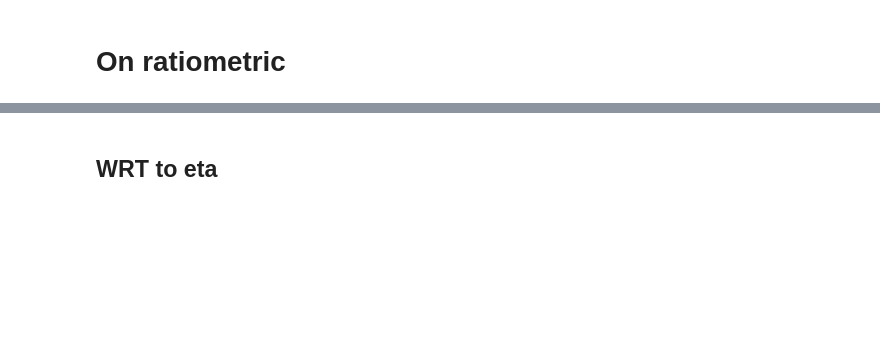
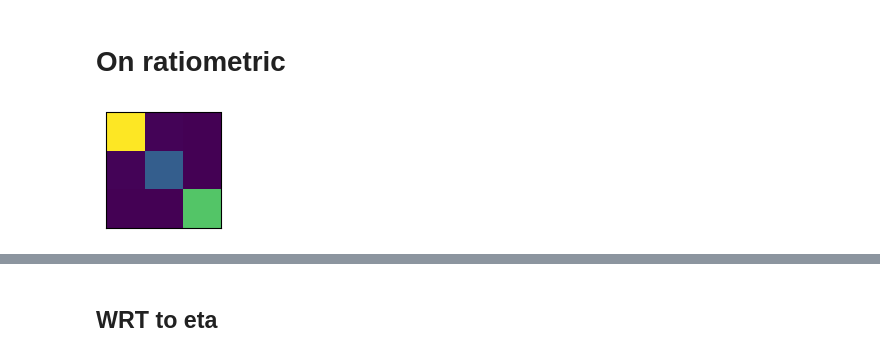
Before and after one commit to aautric/4polarMFM_these, a Jupyter notebook: MFM_fisher.ipynb, the cells around one changed output, grey strips where cells are left out. Cells and saved outputs as stored; diff of their text form; code cells hidden in the pictures; blank space fills up the shorter version.

```diff
--- a/MFM_fisher.ipynb
+++ b/MFM_fisher.ipynb
@@ -123,5 +145,10 @@ F = fisher_ratiometric(M, RHO, ETA, DELTA, N, bck)
 F = torch.mean(F, dim=2)
 # %%
 plt.imshow(F.cpu().detach().numpy(), vmin=0)
+plt.xticks([])
+plt.yticks([])
+plt.show()
+# %% [output]
+[figure, added]
 # %%
 torch.sqrt(torch.inverse(F))*(180/np.pi)
```
Also changed, not shown: parts of 22 cells of this notebook, 22 other files.
